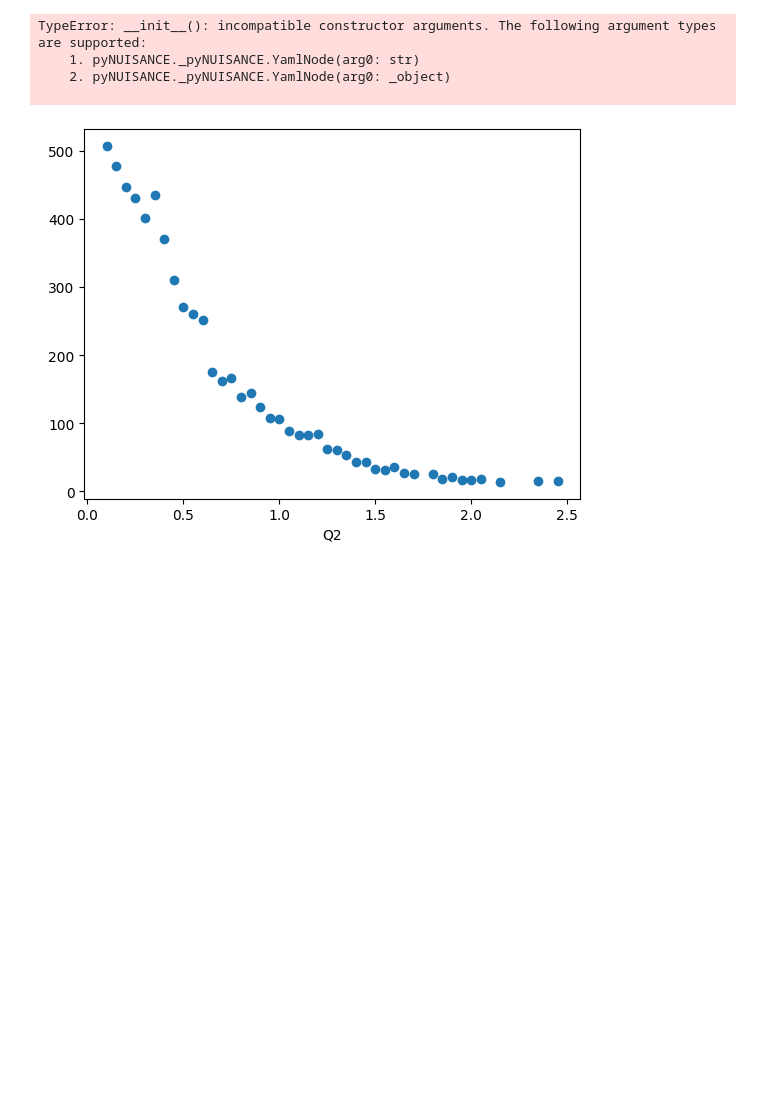
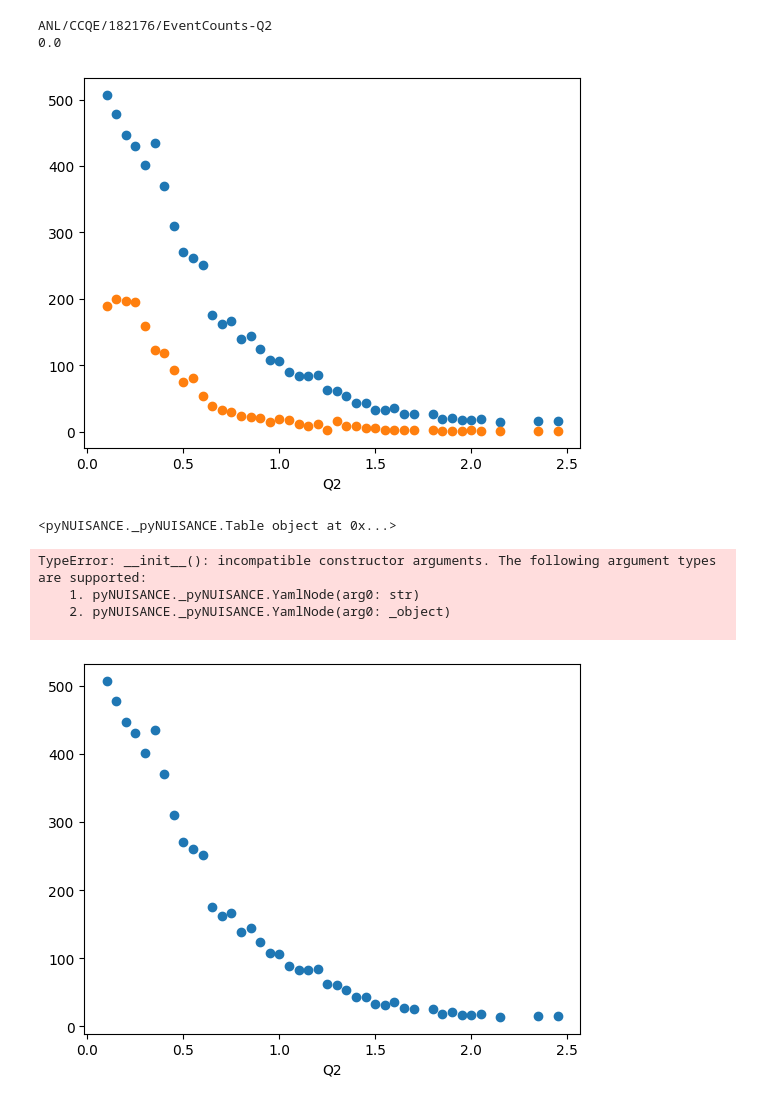
Before and after one commit to NUISANCEMC/nuisance3, a Jupyter notebook: examples/python/GuruTesting.ipynb, the cells around one changed output. Saved outputs shown, nothing was run; the diff lists cells and outputs as text; code cells hidden in the pictures; blank space fills up the shorter version.

Commit message:
Changes to make finalize steps easier python side

```diff
--- a/examples/python/GuruTesting.ipynb
+++ b/examples/python/GuruTesting.ipynb
@@ -1,10 +1,7 @@
 # %%
 import pyNUISANCE as pn
-print("IMPORTED NUISANCE")
 import pyProSelecta as pps
-print("IMPORTED PPS")
-# import matplotlib.pyplot as plt
-
+import matplotlib.pyplot as plt
 
 class comparison_guru:
     def __init__(self):
@@ -21,7 +18,7 @@ class comparison_guru:
         if not source_input in self.input_table_mapping:
             self.input_table_mapping[source_input] = []
 
-        self.input_table_mapping[source_input].append(self.rfact.make( yaml_obj ).table( yaml_obj["table"] ))
+        self.input_table_mapping[source_input].append(self.rfact.make_table( yaml_obj ))
 
     def add_hepdata(self, release, table, input_file):
         yaml_obj = {}
@@ -41,55 +38,64 @@ class comparison_guru:
                 tab.clear(comp)
                 self.table_comparisons[obj].append( comp )
 
         for source_input in self.input_source_mapping:
             source = self.input_source_mapping[source_input]
 
             comparisons = self.table_comparisons[source_input]
             tables = self.input_table_mapping[source_input]
 
             count = 0
             for ev, cvw in source:
                 filters = [t.select(ev) for t in tables]
                 projs   = [t.project(ev) for t in tables]
 
                 for c,f,p in zip(comparisons, filters, projs):
                     w = 1
                     c.mc.fill(p[0], w)
 
                 count += 1
                 if count > 10000: break
 
+        self.comparison_final = []
         for obj in self.input_table_mapping:
             for tab in self.input_table_mapping[obj]:
                 for comp in self.table_comparisons[obj]:
-                    data_mc = tab.finalize(comp, 1.0)
-                    print(data_mc,tab.metadata["id"])
+                    print(tab.get_metadata()["id"])
+                    tab.finalize(comp, 1.0)
+                    self.comparison_final.append( comp.estimate )
+                    print(tab.likelihood(comp))
+                    comp.mc.mpl().scatter()
+                    comp.data.mpl().scatter()
+                    plt.show()
 
-print("BUILDING FAC")
 rfact = pn.RecordFactory()
-print("BUILDING SOR")
 evs = pn.EventSource("../../../runs/NUWRO-D2-ANL_77-numu/NUWRO.numu.numu_flux.ANL_1977_2horn_rescan.8652.evts.root")
-print("BUILDING REC")
-rec = rfact.make({"type": "hepdata", "release": "ANL/CCQE/182176/"})
-print("BUILDING HF")
+rec = rfact.make_record({"type": "hepdata", "release": "ANL/CCQE/182176/"})
 hf = rec.table("EventCounts-Q2")
+comp = hf.comparison()
 
-print(hf.metadata)
-obj = hf.metadata
-print("OBJ")
-print(obj)
-# cg = comparison_guru()
-# cg.add({
-#     "type": "hepdata",
-#     "release": "ANL/CCQE/182176/",
-#     "table": "EventCounts-Q2",
-#     "input": "../../../runs/NUWRO-D2-ANL_77-numu/NUWRO.numu.numu_flux.ANL_1977_2horn_rescan.8652.evts.root"
-# })
-# print(cg.input_source_mapping)
-# print(cg.eval())
+cg = comparison_guru()
+cg.add({
+    "type": "hepdata",
+    "release": "ANL/CCQE/182176/",
+    "table": "EventCounts-Q2",
+    "input": "../../../runs/NUWRO-D2-ANL_77-numu/NUWRO.numu.numu_flux.ANL_1977_2horn_rescan.8652.evts.root"
+})
+cg.eval()
 
-# cg.eval()
-# print(cg.table_comparisons)
+# Grab the old records used for analysis and get the old table or a new one!
+old_record = rfact.make_record( comp.metadata )
+old_record_table = old_record.table( comp.metadata["table"] )
+new_anl_table = old_record.table( "XSec-Enu" )
+
+# Or just straight to the point for recreation
+old_table  = rfact.make_table( comp.metadata )
+print(old_table)
+# %% [output]
+ANL/CCQE/182176/EventCounts-Q2
+0.0
+[figure, added]
+<pyNUISANCE._pyNUISANCE.Table object at 0x...>
 # %%
 import pyNUISANCE as pn
 # %%
```
Also changed, not shown: 10 other files.
